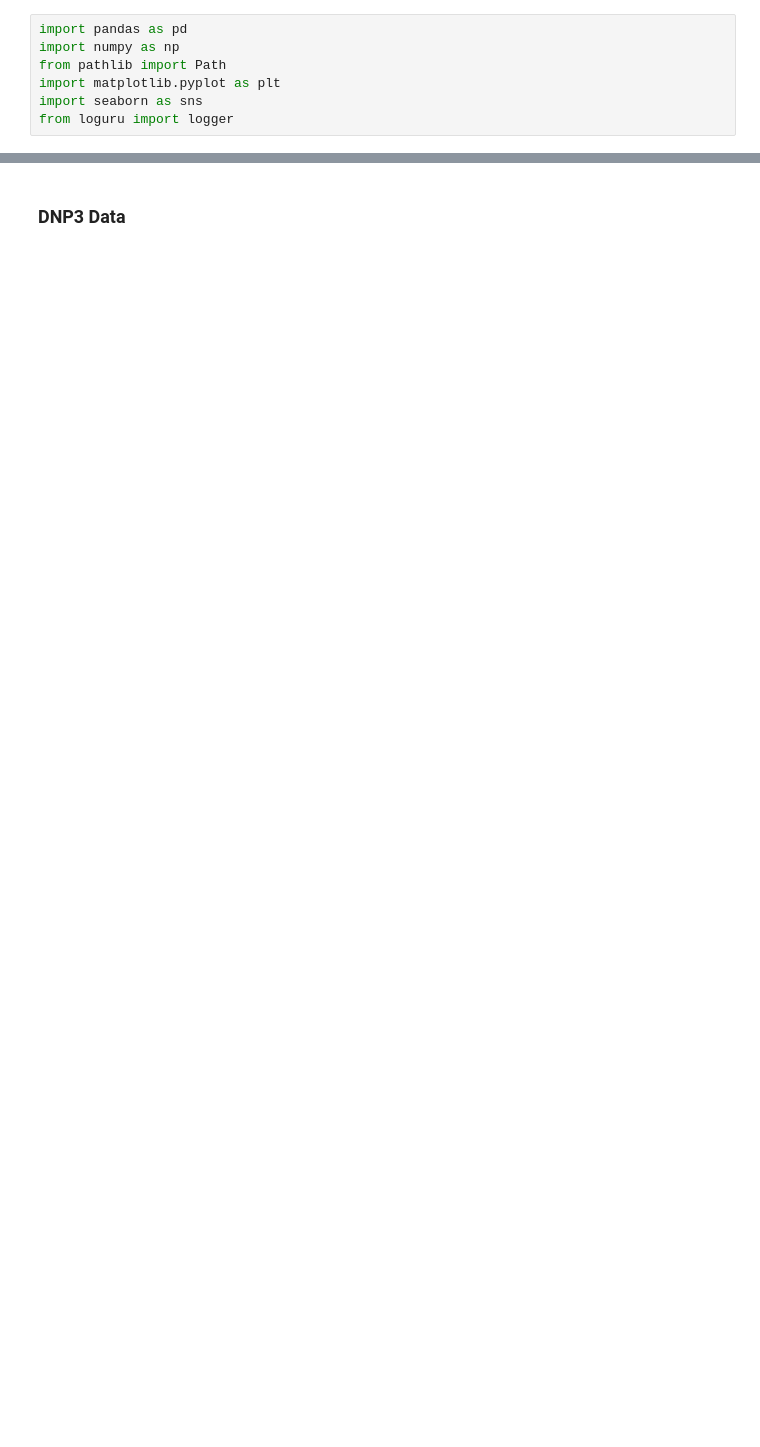
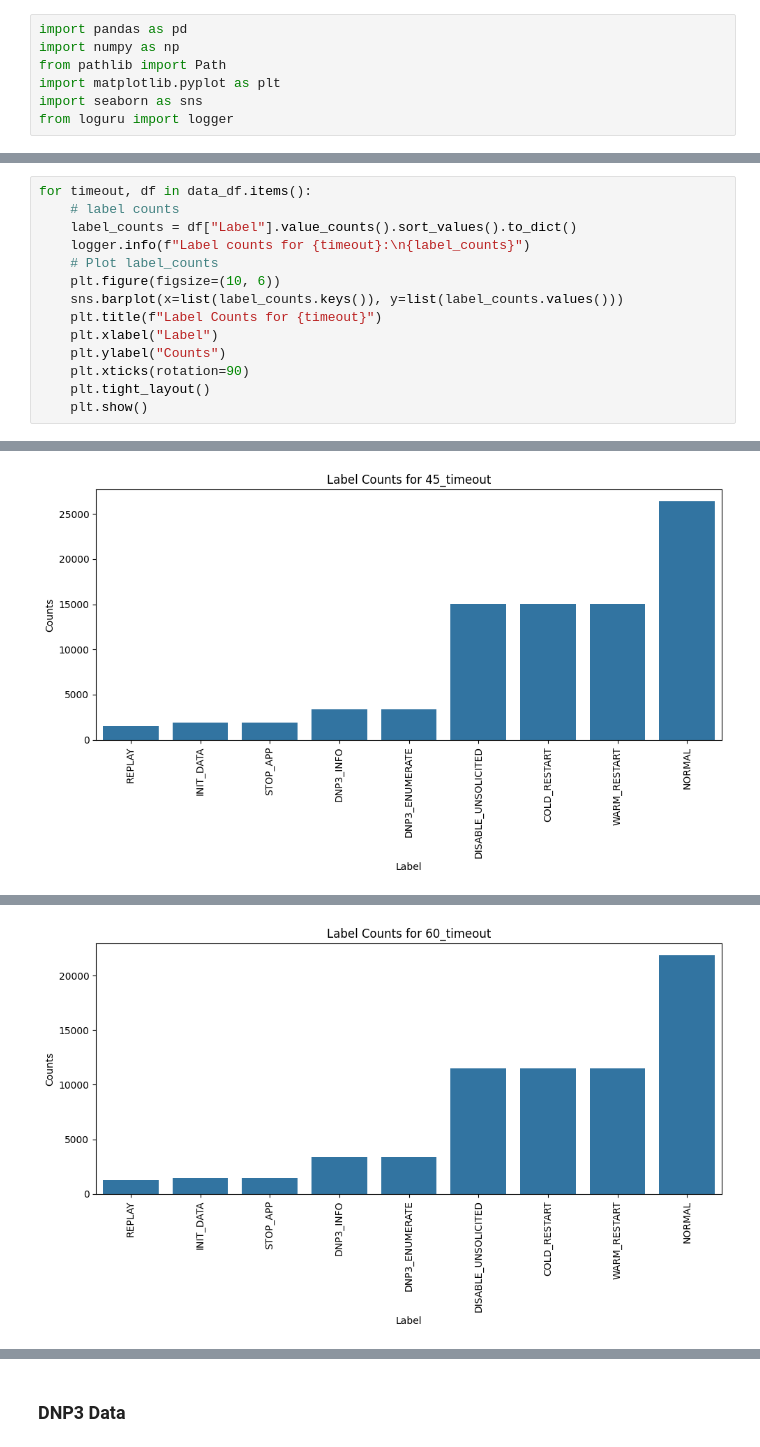
Before and after one commit to cs7org/i7-IDS, a Jupyter notebook: notebooks/feature_importance.ipynb, the cells around one changed output, grey strips where cells are left out. Cells and saved outputs as stored; diff of their text form; blank space fills up the shorter version.

```diff
--- a/notebooks/feature_importance.ipynb
+++ b/notebooks/feature_importance.ipynb
@@ -7,0 +139,15 @@ from loguru import logger
+# %%
+for timeout, df in data_df.items():
+    # label counts
+    label_counts = df["Label"].value_counts().sort_values().to_dict()
+    logger.info(f"Label counts for {timeout}:\n{label_counts}")
+    # Plot label_counts
+    plt.figure(figsize=(10, 6))
+    sns.barplot(x=list(label_counts.keys()), y=list(label_counts.values()))
+    plt.title(f"Label Counts for {timeout}")
+    plt.xlabel("Label")
+    plt.ylabel("Counts")
+    plt.xticks(rotation=90)
+    plt.tight_layout()
+    plt.show()
+# %% [output]
@@ -7,0 +156 @@ from loguru import logger
+[figure, added]
@@ -7,0 +159 @@ from loguru import logger
+[figure, added]
```
Also changed, not shown: parts of 19 cells of this notebook, 1 other file.
